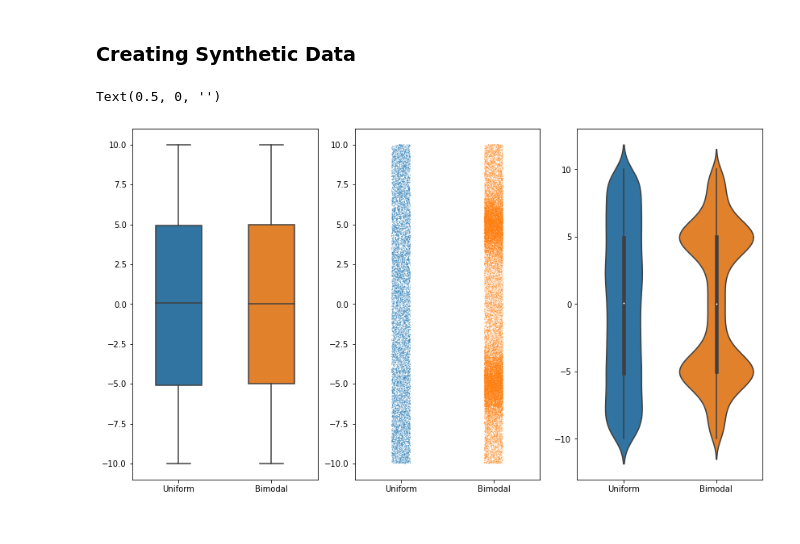
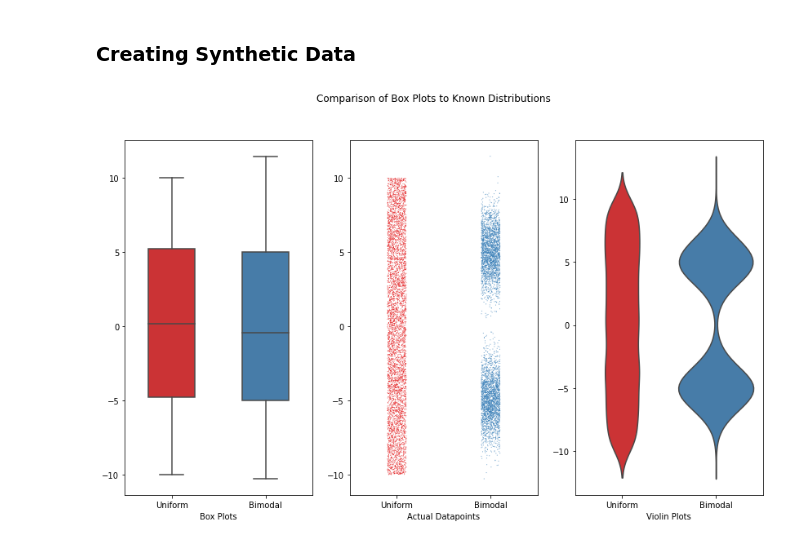
Before and after one commit to LorenzoPeve/Data-Viz, a Jupyter notebook: 04_Visualizing_Distributions/many_distributions_at_once.ipynb, the cells around one changed output. Drawn from its saved outputs; the diff is of its cells as text; code cells hidden in the pictures.

```diff
--- a/04_Visualizing_Distributions/many_distributions_at_once.ipynb
+++ b/04_Visualizing_Distributions/many_distributions_at_once.ipynb
@@ -16,18 +20,29 @@ import seaborn as sns
 # %% [markdown]
 ### Creating Synthetic Data
+# %%
+N = 5000
+uniform_dist = np.random.uniform(low = -10, high = 10, size = N)
+bimodal_dist = np.concatenate([(np.random.normal(5, 1.5, size = int(N/2))),
+                               np.random.normal(-5, 1.5, size = int(N/2))
+                              ])
+
+# Create a dataframe from synthetic distributions
+df = pd.DataFrame({'Value': np.concatenate([uniform_dist, bimodal_dist])})
+df['synthetic_dis'] = np.nan
+df['synthetic_dis'][:N] = 'Uniform'
+df['synthetic_dis'][N:2*N] = 'Bimodal'
 # %%
 fig, ax = plt.subplots(1, 3, figsize=(14,8))
 
-sns.boxplot(data=df, x="synthetic_dis", y="Value", ax = ax[0], width = 0.5)
-sns.stripplot(data=df, x="synthetic_dis", y="Value", ax = ax[1], jitter = True, size = 1, alpha = 0.6)
-sns.violinplot(data=df, x="synthetic_dis", y="Value", ax = ax[2])
+sns.boxplot(data=df, x="synthetic_dis", y="Value", ax = ax[0], width = 0.5, palette="Set1")
+sns.stripplot(data=df, x="synthetic_dis", y="Value", ax = ax[1], jitter = True, size = 1, alpha = 0.8, palette="Set1")
+sns.violinplot(data=df, x="synthetic_dis", y="Value", ax = ax[2], inner = None, palette="Set1")
 
 # Remove axis labels
-for ax_i in ax.flatten():
-    ax_i.set_xlabel('')
+for ax_i, label in zip(ax.flatten(), ['Box Plots', 'Actual Datapoints', 'Violin Plots']):
+    ax_i.set_xlabel(label)
     ax_i.set_ylabel('')
 
-ax[0].set_xlabel('')
+fig.suptitle('Comparison of Box Plots to Known Distributions');
 # %% [output]
-Text(0.5, 0, '')
-[figure, old version]
+[figure, new version]
```
Also changed, not shown: parts of 12 cells of this notebook.
